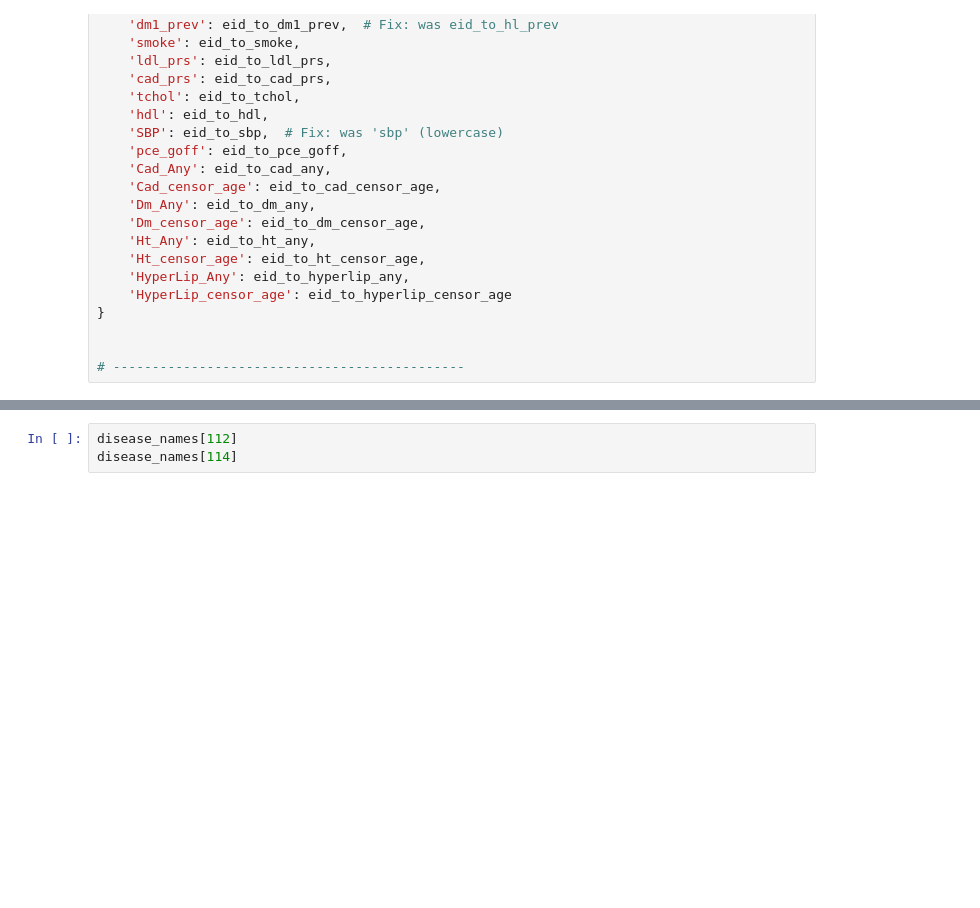
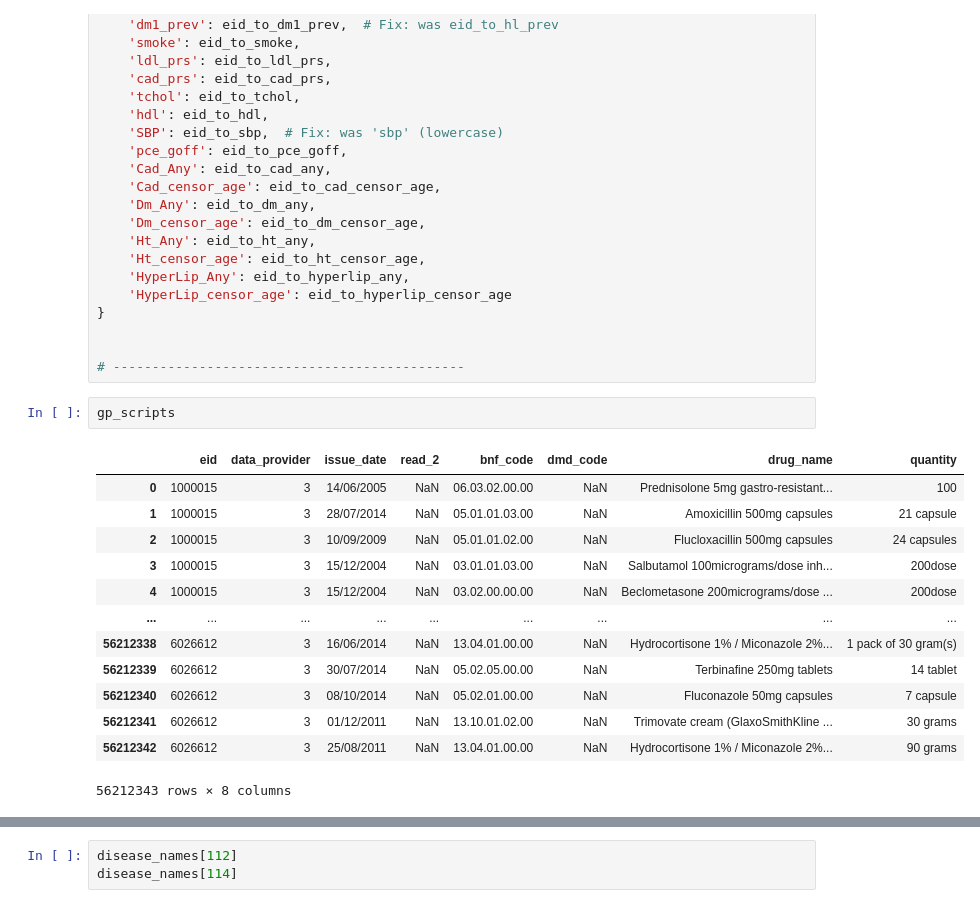
Before and after one commit to surbut/dtwin_noulli, a Jupyter notebook: comprehensive_analysis_notebook.ipynb, the cells around one changed output, grey strips where cells are left out. Cells and saved outputs as stored; diff of their text form; blank space fills up the shorter version.

```diff
--- a/comprehensive_analysis_notebook.ipynb
+++ b/comprehensive_analysis_notebook.ipynb
@@ -386,3 +386,19 @@ covariate_dicts = {
 
 
 # ---------------------------------------------
+# %%
+gp_scripts
+# %% [output]
+|  | eid | data_provider | issue_date | read_2 | bnf_code | dmd_code | drug_name | quantity |
+| 0 | 1000015 | 3 | 14/06/2005 | NaN | 06.03.02.00.00 | NaN | Prednisolone 5mg gastro-resistant... | 100 |
+| 1 | 1000015 | 3 | 28/07/2014 | NaN | 05.01.01.03.00 | NaN | Amoxicillin 500mg capsules | 21 capsule |
+| 2 | 1000015 | 3 | 10/09/2009 | NaN | 05.01.01.02.00 | NaN | Flucloxacillin 500mg capsules | 24 capsules |
+| 3 | 1000015 | 3 | 15/12/2004 | NaN | 03.01.01.03.00 | NaN | Salbutamol 100micrograms/dose inh... | 200dose |
+| 4 | 1000015 | 3 | 15/12/2004 | NaN | 03.02.00.00.00 | NaN | Beclometasone 200micrograms/dose ... | 200dose |
+| ... | ... | ... | ... | ... | ... | ... | ... | ... |
+| 56212338 | 6026612 | 3 | 16/06/2014 | NaN | 13.04.01.00.00 | NaN | Hydrocortisone 1% / Miconazole 2%... | 1 pack of 30 gram(s) |
+| 56212339 | 6026612 | 3 | 30/07/2014 | NaN | 05.02.05.00.00 | NaN | Terbinafine 250mg tablets | 14 tablet |
+| 56212340 | 6026612 | 3 | 08/10/2014 | NaN | 05.02.01.00.00 | NaN | Fluconazole 50mg capsules | 7 capsule |
+| 56212341 | 6026612 | 3 | 01/12/2011 | NaN | 13.10.01.02.00 | NaN | Trimovate cream (GlaxoSmithKline ... | 30 grams |
+| 56212342 | 6026612 | 3 | 25/08/2011 | NaN | 13.04.01.00.00 | NaN | Hydrocortisone 1% / Miconazole 2%... | 90 grams |
+56212343 rows × 8 columns
```
Also changed, not shown: parts of 9 cells of this notebook, 5 other files.
